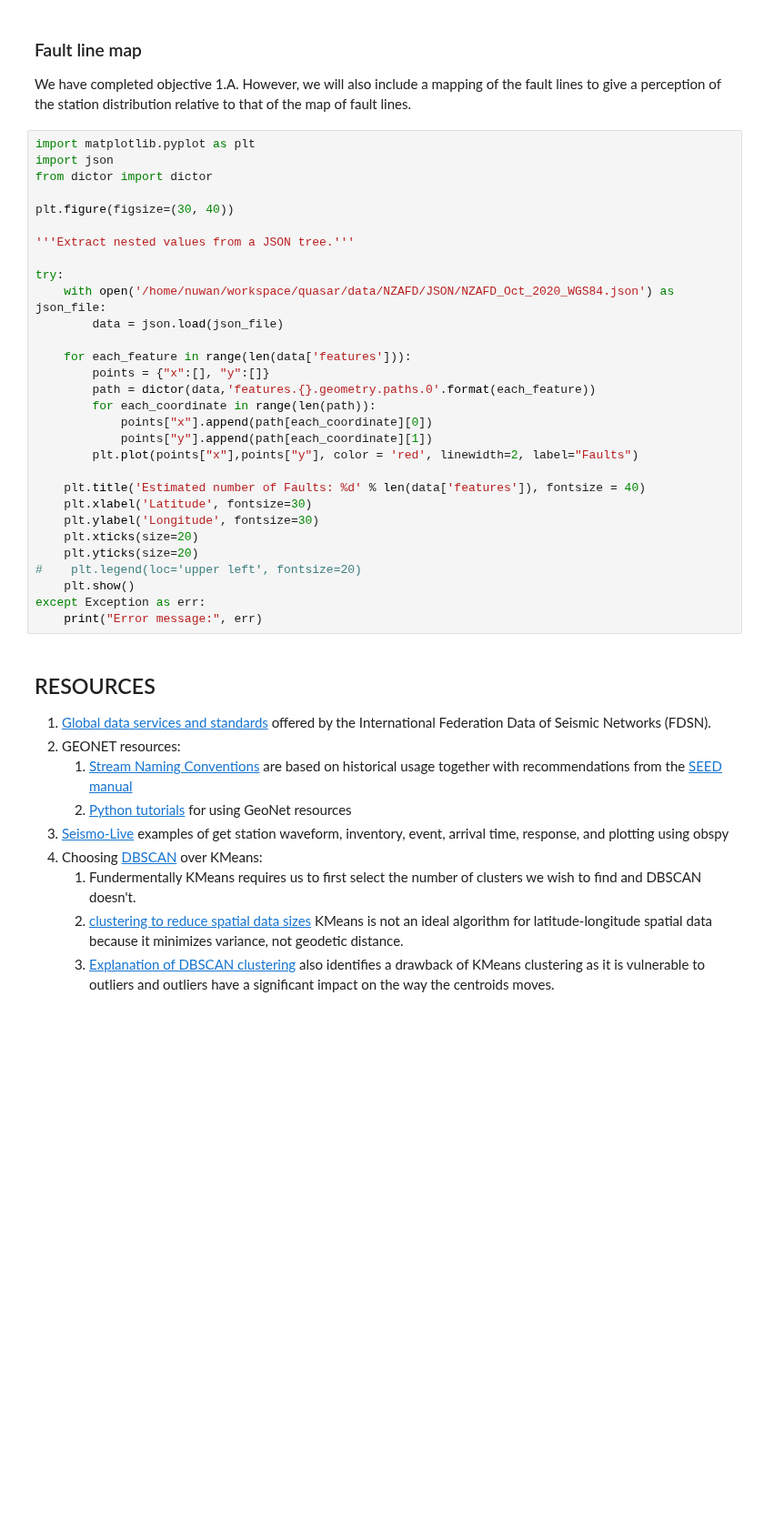
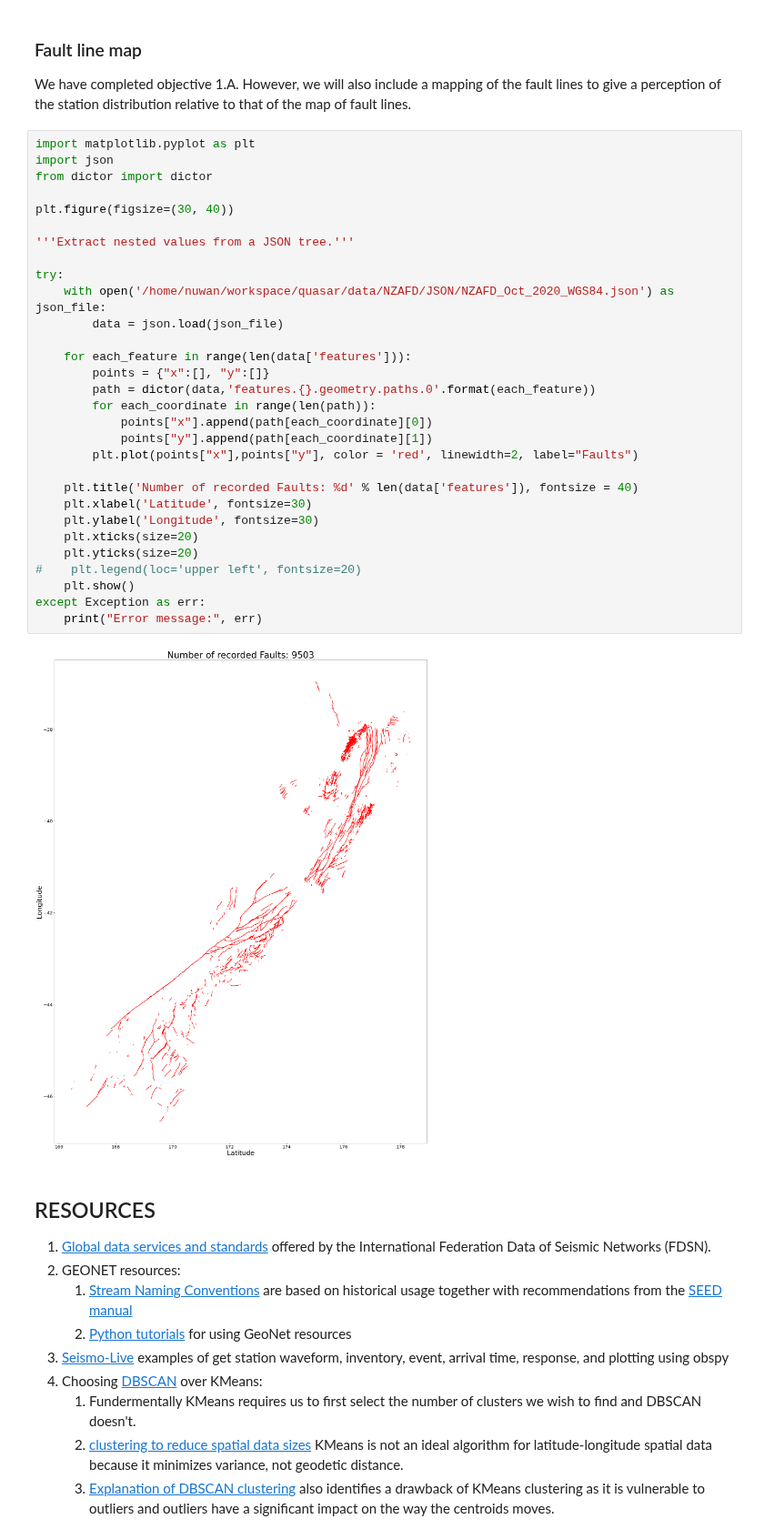
Before and after one commit to waidyanatha/quasar, a Jupyter notebook: notebooks/1a_stations_faultlnes_plot.ipynb, the cells around one changed output. Shown at 91% size. Saved outputs shown, nothing was run; the diff lists cells and outputs as text; blank space fills up the shorter version.

```diff
--- a/notebooks/1a_stations_faultlnes_plot.ipynb
+++ b/notebooks/1a_stations_faultlnes_plot.ipynb
@@ -158,33 +178,35 @@ We have completed objective 1.A. However, we will also include a mapping of the
 # %%
 import matplotlib.pyplot as plt
 import json
 from dictor import dictor
 
 plt.figure(figsize=(30, 40))
 
 '''Extract nested values from a JSON tree.'''
 
 try:
     with open('/home/nuwan/workspace/quasar/data/NZAFD/JSON/NZAFD_Oct_2020_WGS84.json') as json_file:
         data = json.load(json_file)
 
     for each_feature in range(len(data['features'])):
         points = {"x":[], "y":[]}
         path = dictor(data,'features.{}.geometry.paths.0'.format(each_feature))
         for each_coordinate in range(len(path)):
             points["x"].append(path[each_coordinate][0])
             points["y"].append(path[each_coordinate][1])
         plt.plot(points["x"],points["y"], color = 'red', linewidth=2, label="Faults")
 
-    plt.title('Estimated number of Faults: %d' % len(data['features']), fontsize = 40)
+    plt.title('Number of recorded Faults: %d' % len(data['features']), fontsize = 40)
     plt.xlabel('Latitude', fontsize=30)
     plt.ylabel('Longitude', fontsize=30)
     plt.xticks(size=20)
     plt.yticks(size=20)
 #    plt.legend(loc='upper left', fontsize=20)
     plt.show()
 except Exception as err:
     print("Error message:", err)
+# %% [output]
+[figure, added]
 # %% [markdown]
 ## RESOURCES
 1. [Global data services and standards](http://www.fdsn.org/services/) offered by the International Federation Data of Seismic Networks (FDSN).
```
Also changed, not shown: parts of 4 cells of this notebook, 2 other files.
